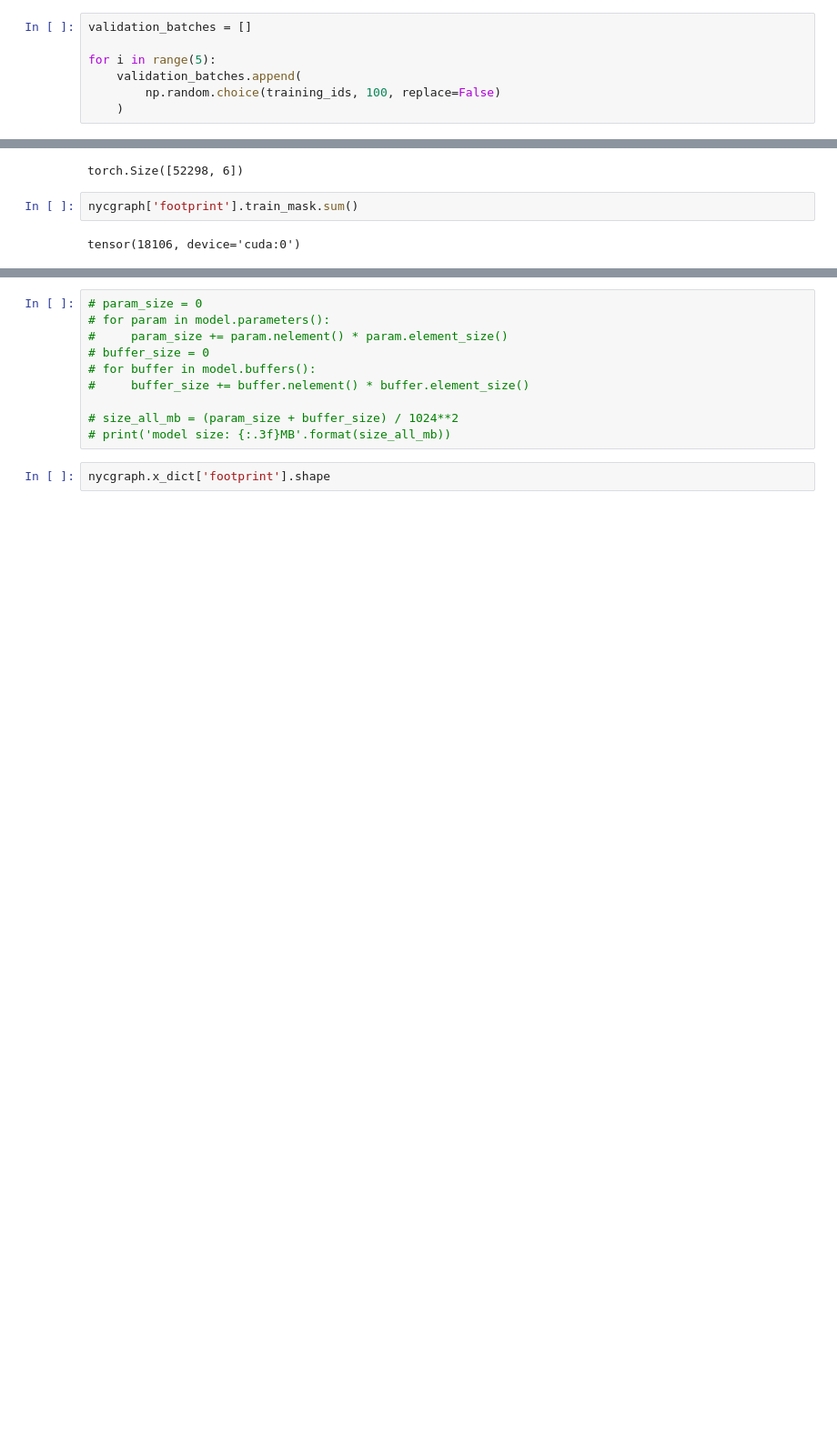
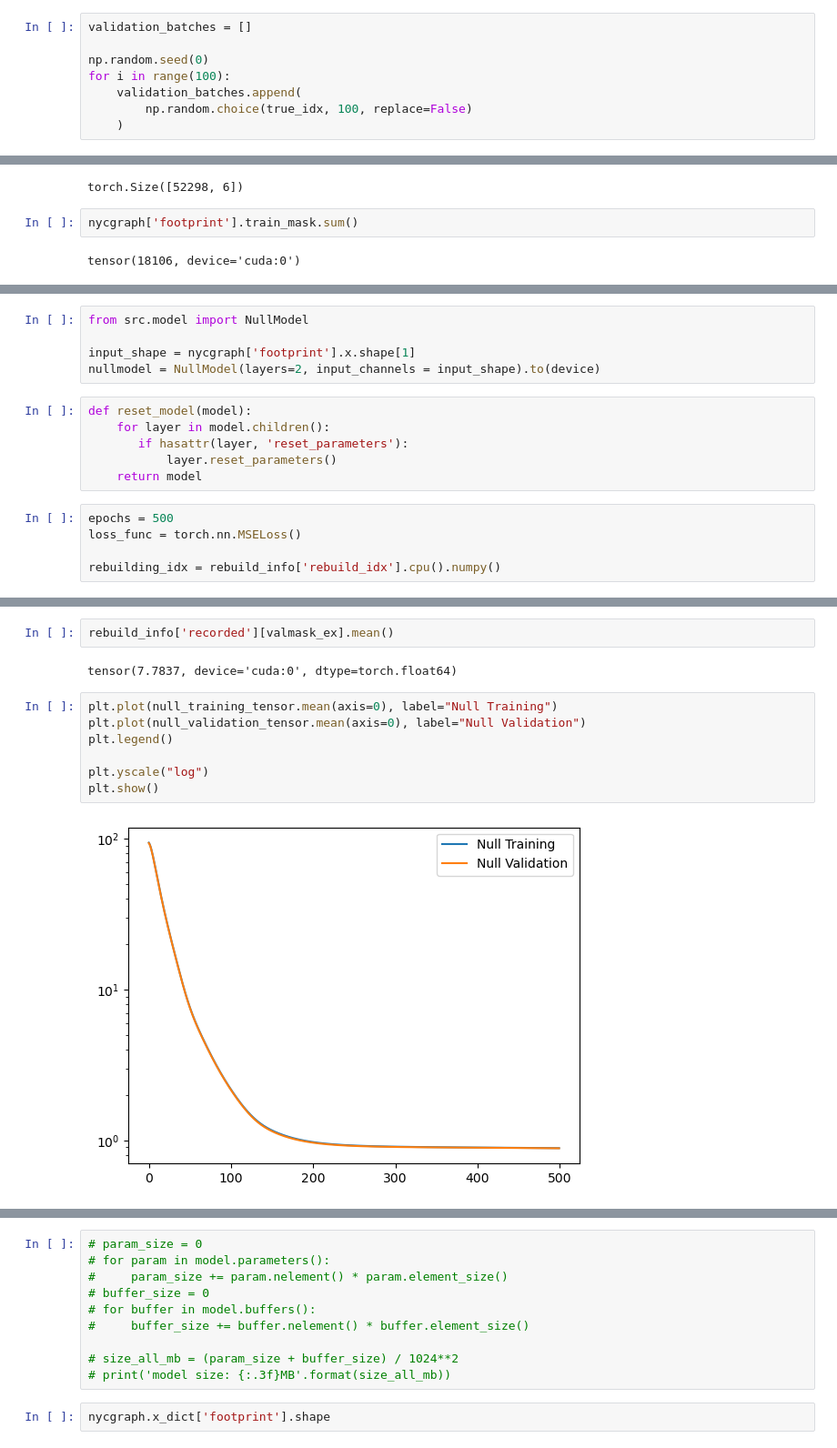
Before and after one commit to trdougherty/GRIDS, a Jupyter notebook: p1_generalbenefits.ipynb, the cells around one changed output, grey strips where cells are left out. Shown at 91% size. Drawn from its saved outputs; the diff is of its cells as text; blank space fills up the shorter version.

```diff
--- a/p1_generalbenefits.ipynb
+++ b/p1_generalbenefits.ipynb
@@ -55,7 +57,8 @@ training_ids = np.array(rebuild_info["simple_ids"])[rebuild_info["training_mask"
 # %%
 validation_batches = []
 
-for i in range(5):
+np.random.seed(0)
+for i in range(100):
     validation_batches.append(
-        np.random.choice(training_ids, 100, replace=False)
+        np.random.choice(true_idx, 100, replace=False)
     )
@@ -129,0 +147,16 @@ tensor(18106, device='cuda:0')
+# %%
+from src.model import NullModel
+
+input_shape = nycgraph['footprint'].x.shape[1]
+nullmodel = NullModel(layers=2, input_channels = input_shape).to(device)
+# %%
+def reset_model(model):
+    for layer in model.children():
+       if hasattr(layer, 'reset_parameters'):
+           layer.reset_parameters()
+    return model
+# %%
+epochs = 500
+loss_func = torch.nn.MSELoss()
+
+rebuilding_idx = rebuild_info['rebuild_idx'].cpu().numpy()
@@ -130,3 +242,16 @@ tensor(18106, device='cuda:0')
+# %%
+rebuild_info['recorded'][valmask_ex].mean()
+# %% [output]
+tensor(7.7837, device='cuda:0', dtype=torch.float64)
+# %%
+plt.plot(null_training_tensor.mean(axis=0), label="Null Training")
+plt.plot(null_validation_tensor.mean(axis=0), label="Null Validation")
+plt.legend()
+
+plt.yscale("log")
+plt.show()
+# %% [output]
+[figure, added]
 # %%
 from src.model import CustomGAT
 
```
Also changed, not shown: parts of 30 cells of this notebook.
